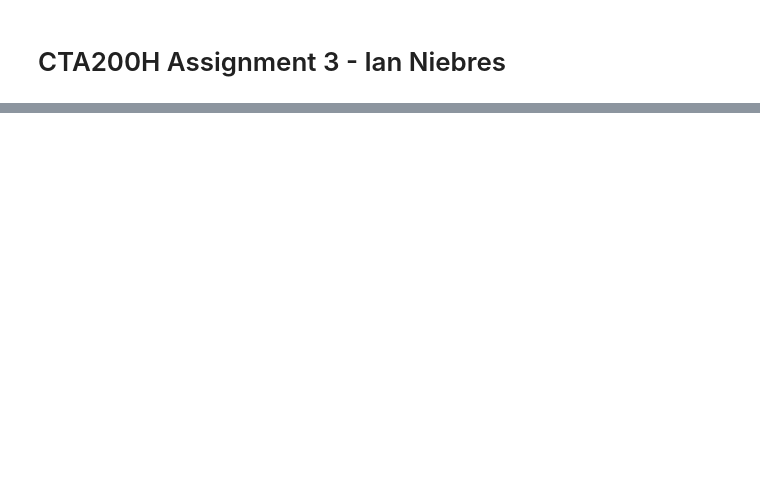
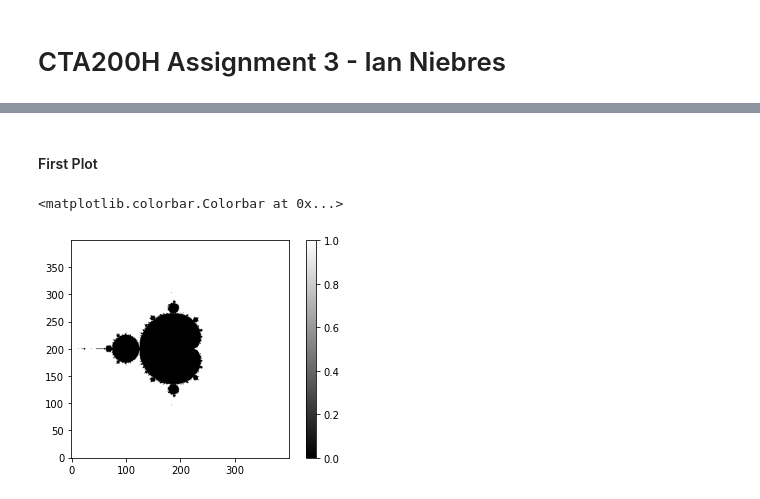
Before and after one commit to IanNiebres/CTA200_2022, a Jupyter notebook: assignment_3/assignment_3.ipynb, the cells around one changed output, grey strips where cells are left out. Drawn from its saved outputs; the diff is of its cells as text; code cells hidden in the pictures; blank space fills up the shorter version.

```diff
--- a/assignment_3/assignment_3.ipynb
+++ b/assignment_3/assignment_3.ipynb
@@ -25,3 +8,0 @@ np.all(z_arr[i], where=[z_arr[i].real**2 + z_arr[i].imag**2 == (z_arr[i]**2.real
-# %%
-for i in range(len(z_arr)):
-    plt.plot(z_arr[i].real, z_arr[i].imag, 'r' if np.all(z_arr[i], z_arr[i].real**2 + z_arr[i].imag**2 == (z_arr[i]**2.real)**2 + (z_arr[i]**2).imag**2))
@@ -44,0 +11,28 @@ plt.plot(z)
+# %%
+%%time
+N = 10
+z0 = 0
+
+# initialize x, y values
+x_vals = np.arange(-2, 2, 0.01)
+y_vals = np.arange(-2, 2, 0.01)
+
+# meshgrid
+xx, yy = np.meshgrid(x_vals, y_vals)
+
+zz = np.zeros((len(xx), len(yy))) # for first plot
+zz2 = zz.copy() # for second plot
+
+# loop through each x, y and do N iterations.
+# update the z values as well.
+for i in range(len(x_vals)):
+    for j in range(len(y_vals)):
+        zz[i, j] = iterate(z0, N, x_vals[i], y_vals[j])[1][-1] # last item in abs value array
+        zz2[i, j] = iterate(z0, N, x_vals[i], y_vals[j])[2] # iteration number where it diverges
+
+zz1 = np.nan_to_num(zz, copy = True, nan = 100) # get rid of nans
+
+
+thresh = 4 # threshold value
+zz1[zz1 <= thresh] = 0 # set stable values to 0
+zz1[zz1 > thresh] = 1 # set unstable to 1
@@ -44,0 +43,8 @@ plt.plot(z)
+# %% [markdown]
+#### First Plot
+# %%
+plt.imshow(zz1.transpose(), cmap=plt.cm.gray, origin = 'lower') # plot it
+plt.colorbar()
+# %% [output]
+<matplotlib.colorbar.Colorbar at 0x...>
+[figure, added]
```
Also changed, not shown: parts of 15 cells of this notebook, 1 other file.
